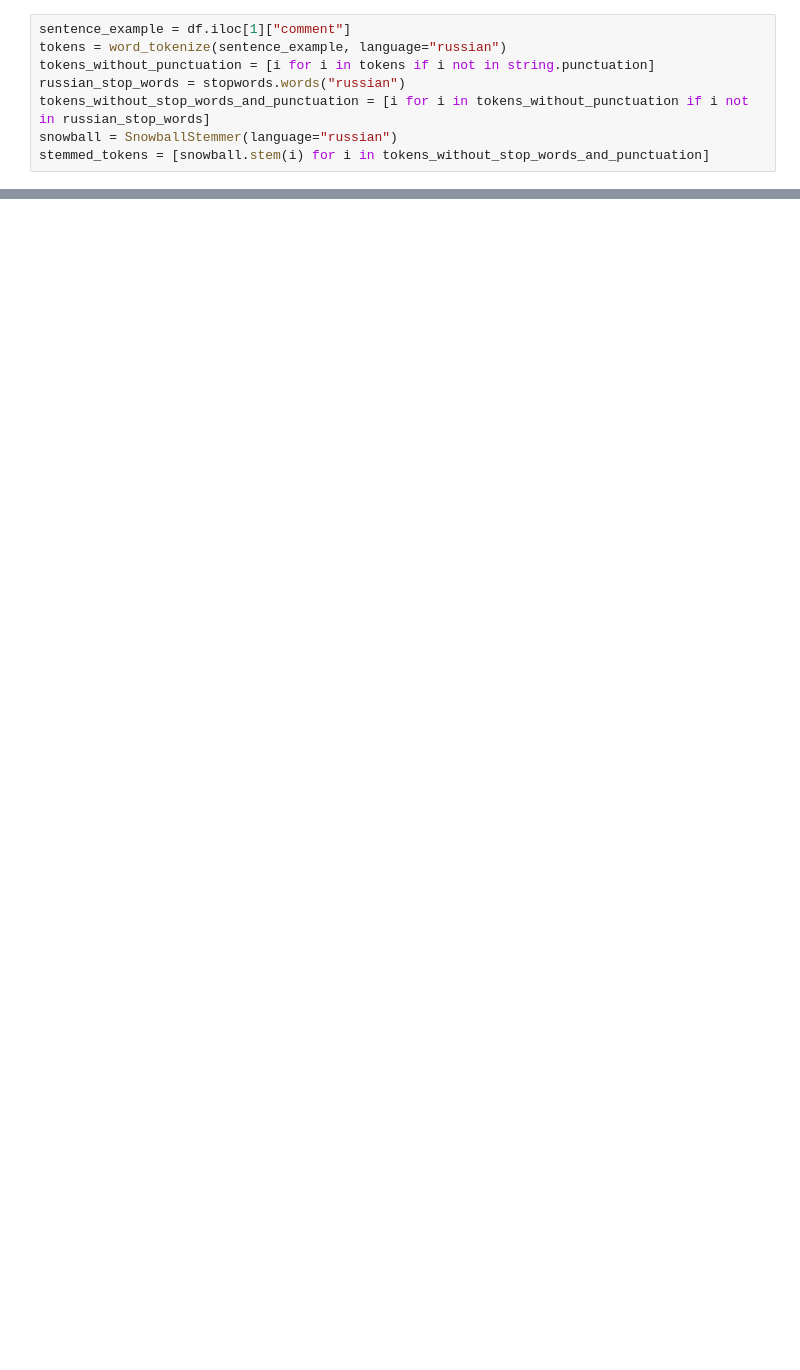
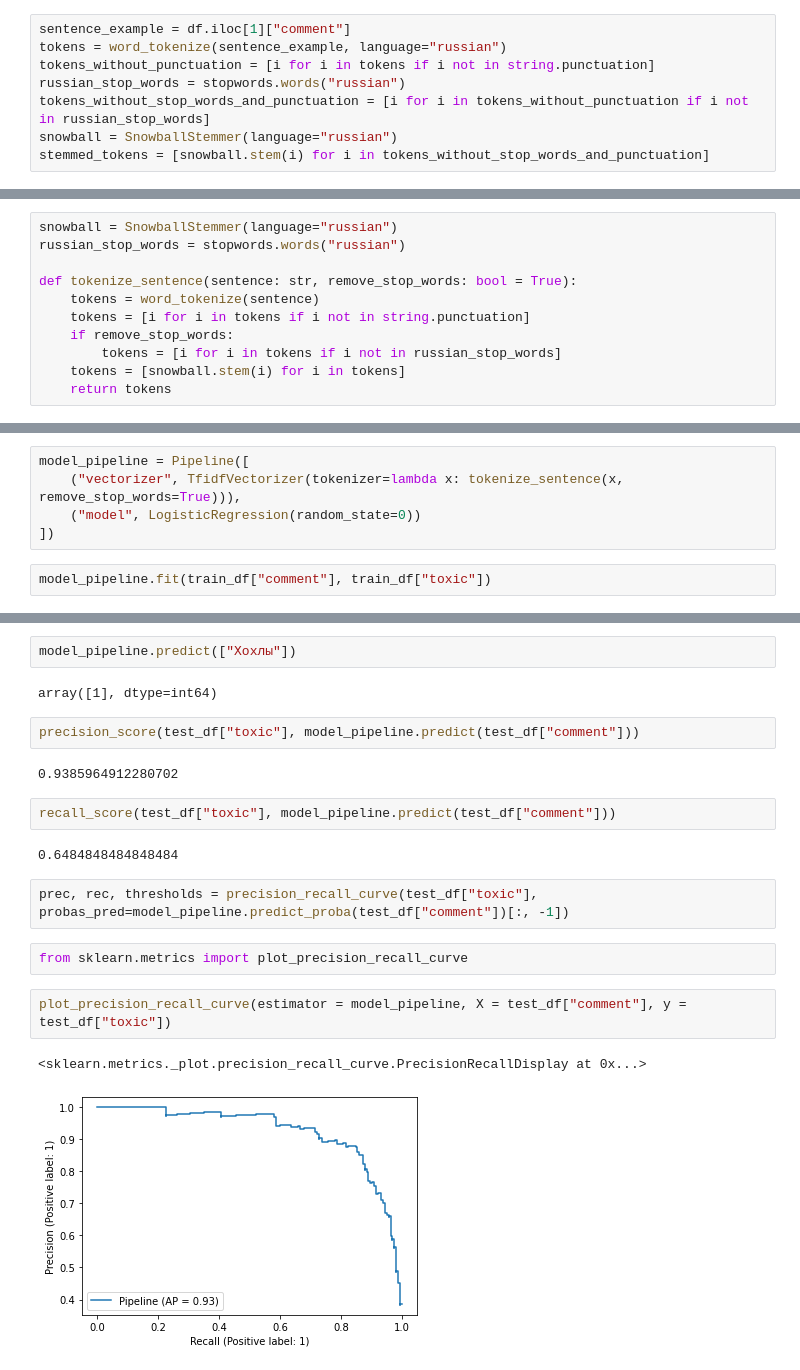
Before and after one commit to Artem123456789/toxic-comments, a Jupyter notebook: main.ipynb, the cells around one changed output, grey strips where cells are left out. Cells and saved outputs as stored; diff of their text form; blank space fills up the shorter version.

Commit message:
Modeling complete

```diff
--- a/main.ipynb
+++ b/main.ipynb
@@ -108,0 +182,11 @@ stemmed_tokens = [snowball.stem(i) for i in tokens_without_stop_words_and_punctu
+# %%
+snowball = SnowballStemmer(language="russian")
+russian_stop_words = stopwords.words("russian")
+
+def tokenize_sentence(sentence: str, remove_stop_words: bool = True):
+    tokens = word_tokenize(sentence)
+    tokens = [i for i in tokens if i not in string.punctuation]
+    if remove_stop_words:
+        tokens = [i for i in tokens if i not in russian_stop_words]
+    tokens = [snowball.stem(i) for i in tokens]
+    return tokens
@@ -108,0 +226,7 @@ stemmed_tokens = [snowball.stem(i) for i in tokens_without_stop_words_and_punctu
+# %%
+model_pipeline = Pipeline([
+    ("vectorizer", TfidfVectorizer(tokenizer=lambda x: tokenize_sentence(x, remove_stop_words=True))),
+    ("model", LogisticRegression(random_state=0))
+])
+# %%
+model_pipeline.fit(train_df["comment"], train_df["toxic"])
@@ -108,0 +241,21 @@ stemmed_tokens = [snowball.stem(i) for i in tokens_without_stop_words_and_punctu
+# %%
+model_pipeline.predict(["Хохлы"])
+# %% [output]
+array([1], dtype=int64)
+# %%
+precision_score(test_df["toxic"], model_pipeline.predict(test_df["comment"]))
+# %% [output]
+0.9385964912280702
+# %%
+recall_score(test_df["toxic"], model_pipeline.predict(test_df["comment"]))
+# %% [output]
+0.6484848484848484
+# %%
+prec, rec, thresholds = precision_recall_curve(test_df["toxic"], probas_pred=model_pipeline.predict_proba(test_df["comment"])[:, -1])
+# %%
+from sklearn.metrics import plot_precision_recall_curve
+# %%
+plot_precision_recall_curve(estimator = model_pipeline, X = test_df["comment"], y = test_df["toxic"])
+# %% [output]
+<sklearn.metrics._plot.precision_recall_curve.PrecisionRecallDisplay at 0x...>
+[figure, added]
```
Also changed, not shown: parts of 27 cells of this notebook.
